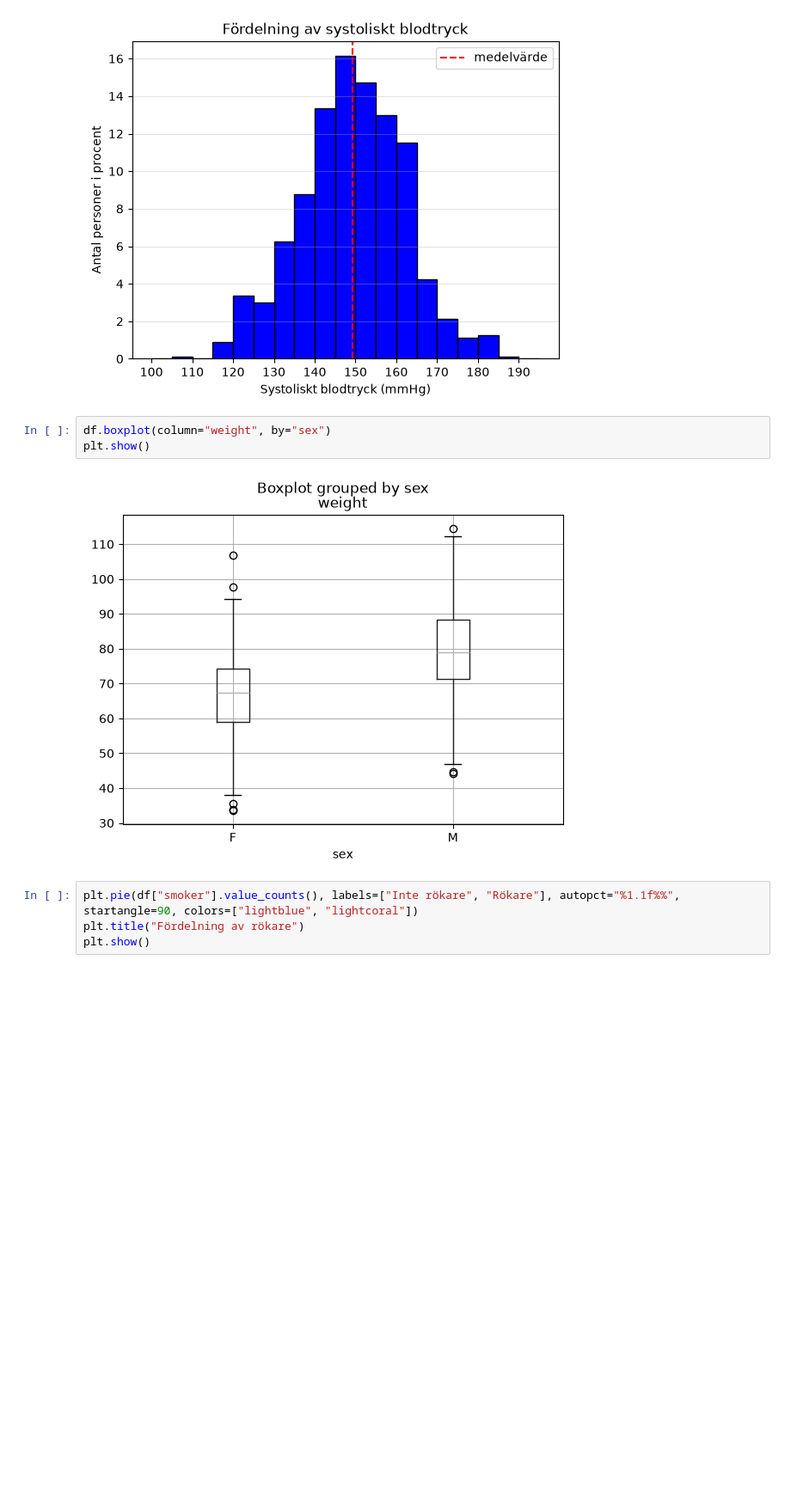
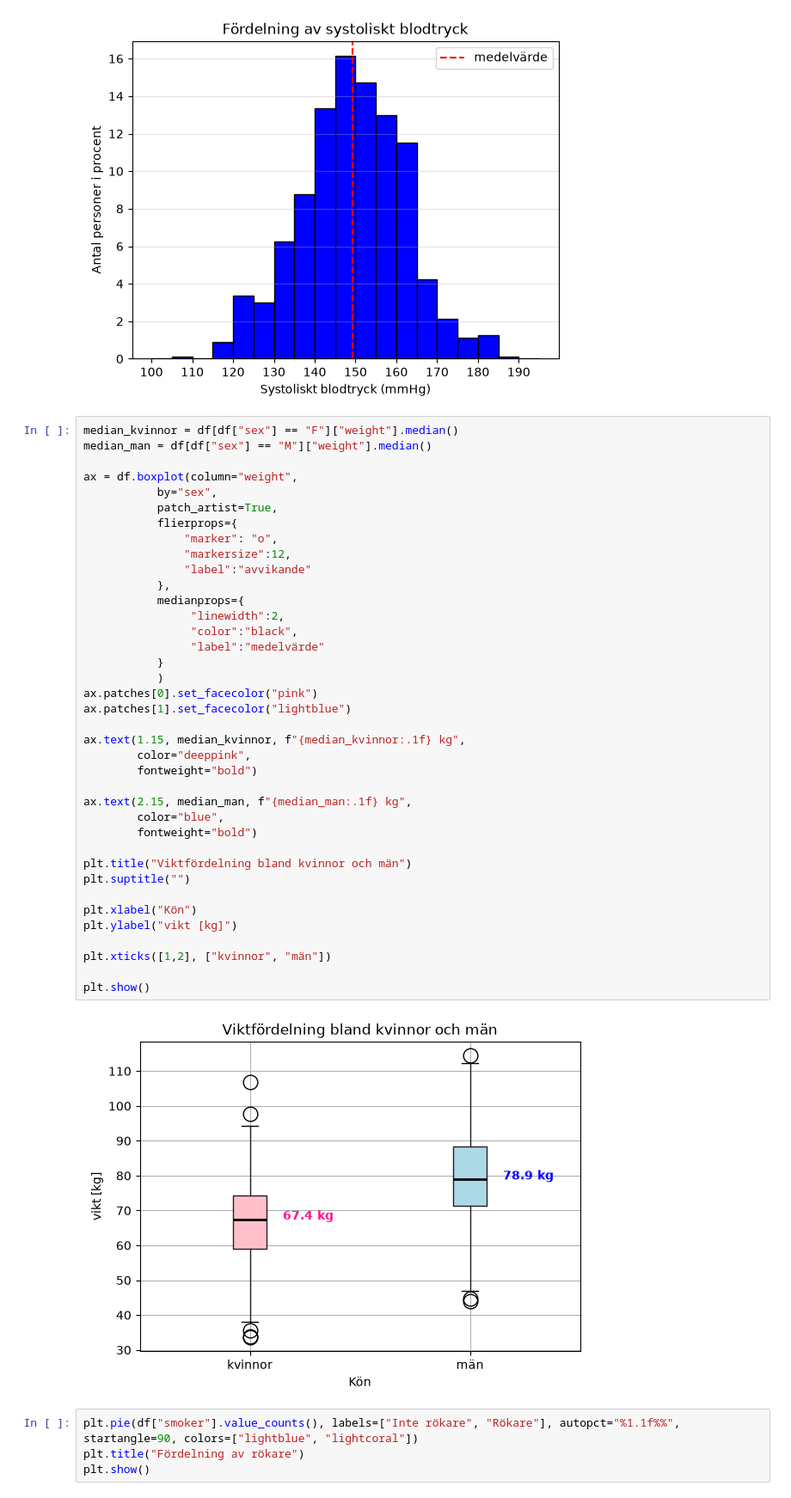
Before and after one commit to Yttak82/health_analysis, a Jupyter notebook: notebooks/analysis.ipynb, the cells around one changed output. Shown at 86% size. Saved outputs shown, nothing was run; the diff lists cells and outputs as text; blank space fills up the shorter version.

```diff
--- a/notebooks/analysis.ipynb
+++ b/notebooks/analysis.ipynb
@@ -152,10 +152,45 @@ plt.show()
 # %% [output]
 [figure]
 # %%
-df.boxplot(column="weight", by="sex")
+median_kvinnor = df[df["sex"] == "F"]["weight"].median()
+median_man = df[df["sex"] == "M"]["weight"].median()
+
+ax = df.boxplot(column="weight",
+           by="sex",
+           patch_artist=True,
+           flierprops={
+               "marker": "o",
+               "markersize":12,
+               "label":"avvikande"
+           },
+           medianprops={
+                "linewidth":2,
+                "color":"black",
+                "label":"medelvärde"
+           }
+           )
+ax.patches[0].set_facecolor("pink")
+ax.patches[1].set_facecolor("lightblue")
+
+ax.text(1.15, median_kvinnor, f"{median_kvinnor:.1f} kg",
+        color="deeppink",
+        fontweight="bold")
+
+ax.text(2.15, median_man, f"{median_man:.1f} kg",
+        color="blue",
+        fontweight="bold")
+
+plt.title("Viktfördelning bland kvinnor och män")
+plt.suptitle("")
+
+plt.xlabel("Kön")
+plt.ylabel("vikt [kg]")
+
+plt.xticks([1,2], ["kvinnor", "män"])
+
 plt.show()
 # %% [output]
-[figure, old version]
+[figure, new version]
 # %%
 plt.pie(df["smoker"].value_counts(), labels=["Inte rökare", "Rökare"], autopct="%1.1f%%", startangle=90, colors=["lightblue", "lightcoral"])
 plt.title("Fördelning av rökare")
```
Also changed, not shown: parts of 16 cells of this notebook.
